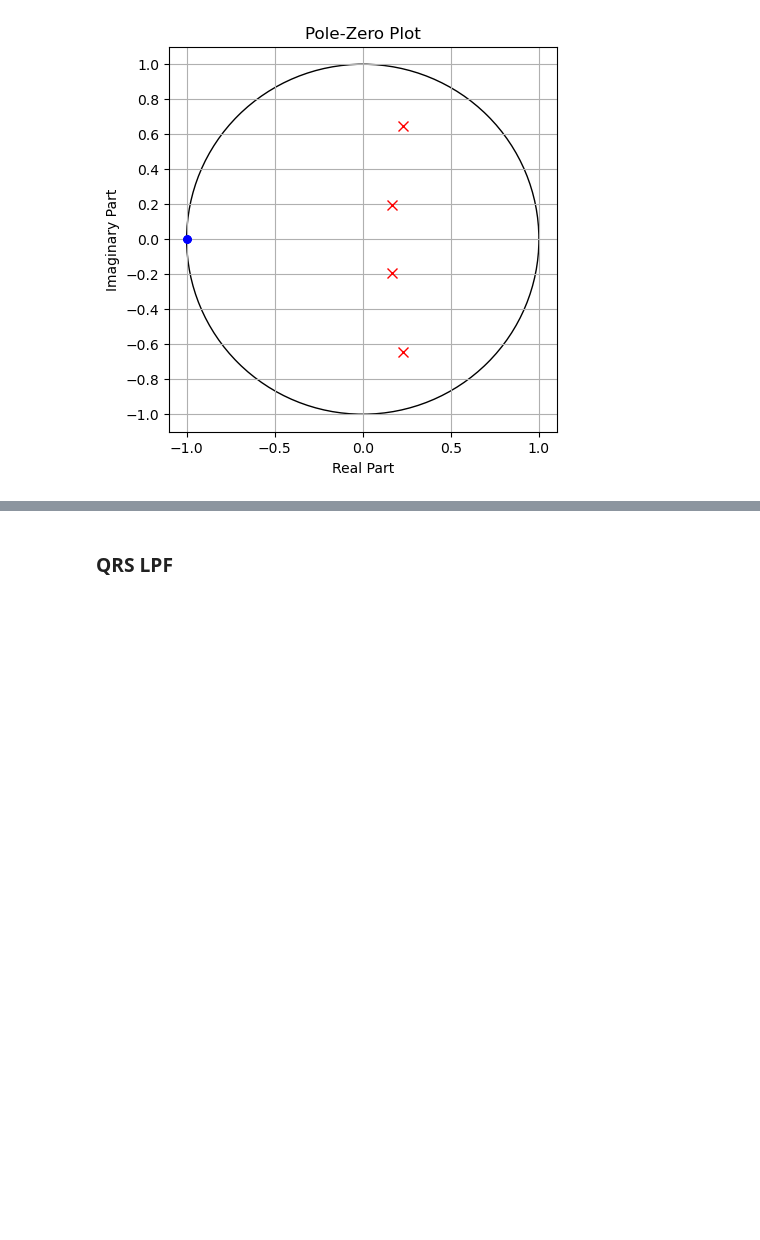
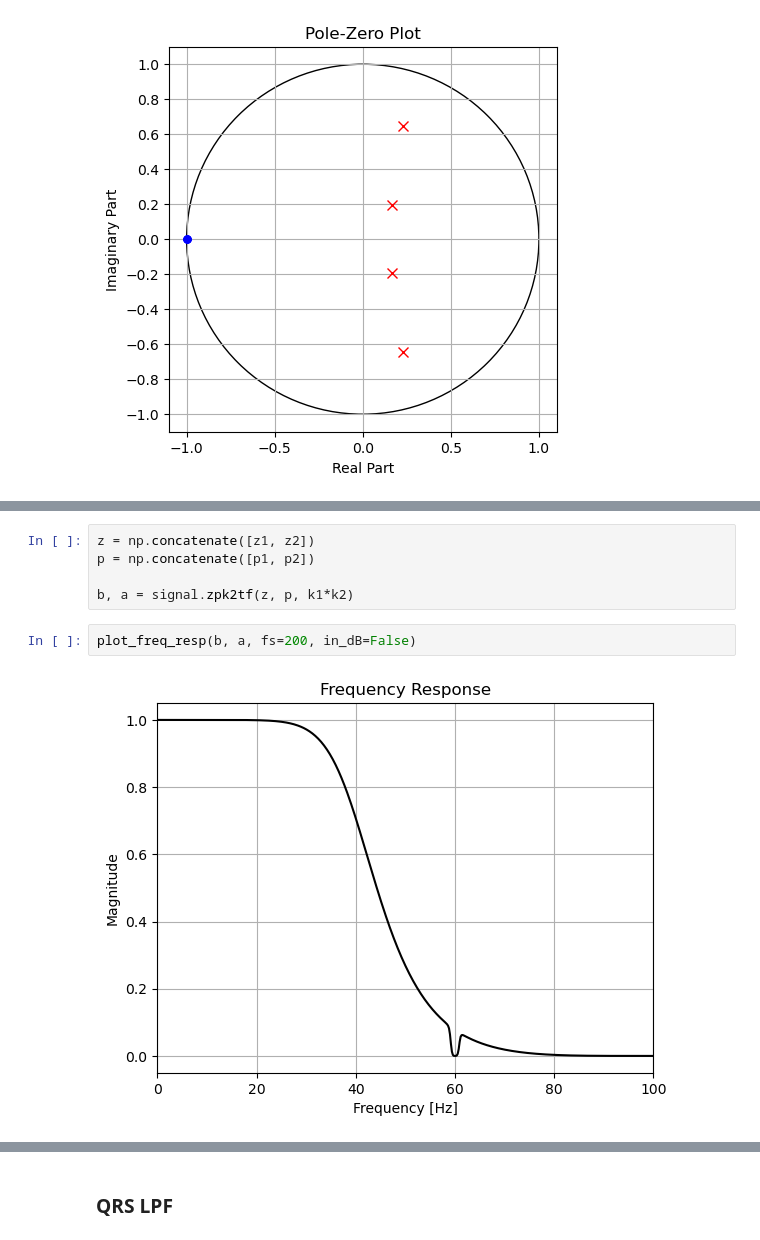
Before and after one commit to bryanmcelvy/microHeartMonitor, a Jupyter notebook: tools/filter_design/filt_design.ipynb, the cells around one changed output, grey strips where cells are left out. Saved outputs shown, nothing was run; the diff lists cells and outputs as text; blank space fills up the shorter version.

```diff
--- a/tools/filter_design/filt_design.ipynb
+++ b/tools/filter_design/filt_design.ipynb
@@ -56,0 +73,9 @@ plot_pole_zero(b, a)
+# %%
+z = np.concatenate([z1, z2])
+p = np.concatenate([p1, p2])
+
+b, a = signal.zpk2tf(z, p, k1*k2)
+# %%
+plot_freq_resp(b, a, fs=200, in_dB=False)
+# %% [output]
+[figure, added]
```
Also changed, not shown: parts of 5 cells of this notebook, 2 other files.
